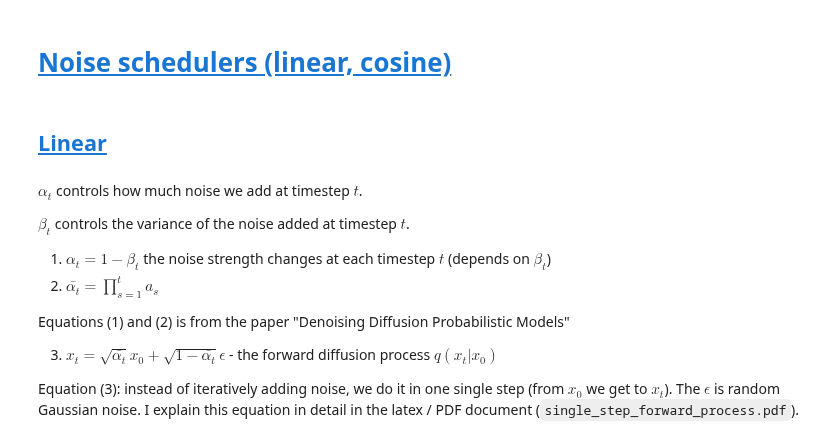
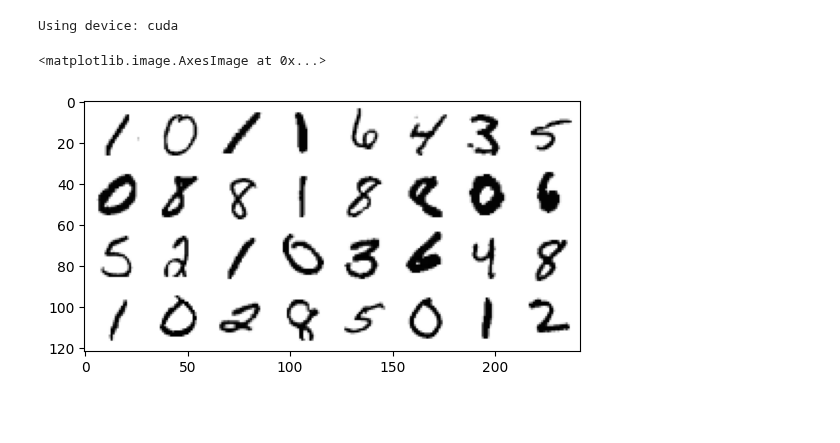
Before and after one commit to ShlomiRex/final_project, a Jupyter notebook: new/train2.ipynb, the cells around one changed output. Drawn from its saved outputs; the diff is of its cells as text; code cells hidden in the pictures; blank space fills up the shorter version.

Commit message:
train2 works ok

```diff
--- a/new/train2.ipynb
+++ b/new/train2.ipynb
@@ -122,17 +0,0 @@ iter_test_dataloader = iter(test_dataloader) # For testing, plotting, validating
-# %% [markdown]
-# <a id='toc5_'></a>[Noise schedulers (linear, cosine)](#toc0_)
-# %% [markdown]
-## <a id='toc5_1_'></a>[Linear](#toc0_)
-# %% [markdown]
-$\alpha_t$ controls how much noise we add at timestep $t$.
-
-$\beta_t$ controls the variance of the noise added at timestep $t$.
-
-1) $\alpha_t = 1 - \beta_t$ the noise strength changes at each timestep $t$ (depends on $\beta_t$)
-2) $\bar{\alpha_t} = \prod_{s=1}^{t} a_s$
-
-Equations (1) and (2) is from the paper "Denoising Diffusion Probabilistic Models"
-
-3) $x_t = \sqrt{\bar{\alpha_t}} x_0 + \sqrt{1 - \bar{\alpha_t}} \epsilon$ - the forward diffusion process $q(x_t | x_0)$
-
-Equation (3): instead of iteratively adding noise, we do it in one single step (from $x_0$ we get to $x_t$). The $\epsilon$ is random Gaussian noise. I explain this equation in detail in the latex / PDF document (`single_step_forward_process.pdf`).
@@ -138,0 +13,20 @@ Equation (3): instead of iteratively adding noise, we do it in one single step (
+# %%
+BATCH_SIZE = 32
+NUM_EPOCHS = 3
+T = 100 # Timesteps
+IMG_SIZE = 32
+LR = 1e-3 # Learning rate
+UNET_EXP = 3 # Exponent of unet (8 -> 16, ...)
+
+device = torch.device("cuda" if torch.cuda.is_available() else "cpu")
+print(f'Using device: {device}')
+
+dataset = torchvision.datasets.MNIST(root="mnist/", train=True, download=True, transform=torchvision.transforms.ToTensor())
+train_dataloader = DataLoader(dataset, batch_size=BATCH_SIZE, shuffle=True)
+
+x, y = next(iter(train_dataloader))
+plt.imshow(torchvision.utils.make_grid(x)[0], cmap='Greys')
+# %% [output]
+Using device: cuda
+<matplotlib.image.AxesImage at 0x...>
+[figure, added]
```
Also changed, not shown: parts of 68 cells of this notebook, 1 other file.
